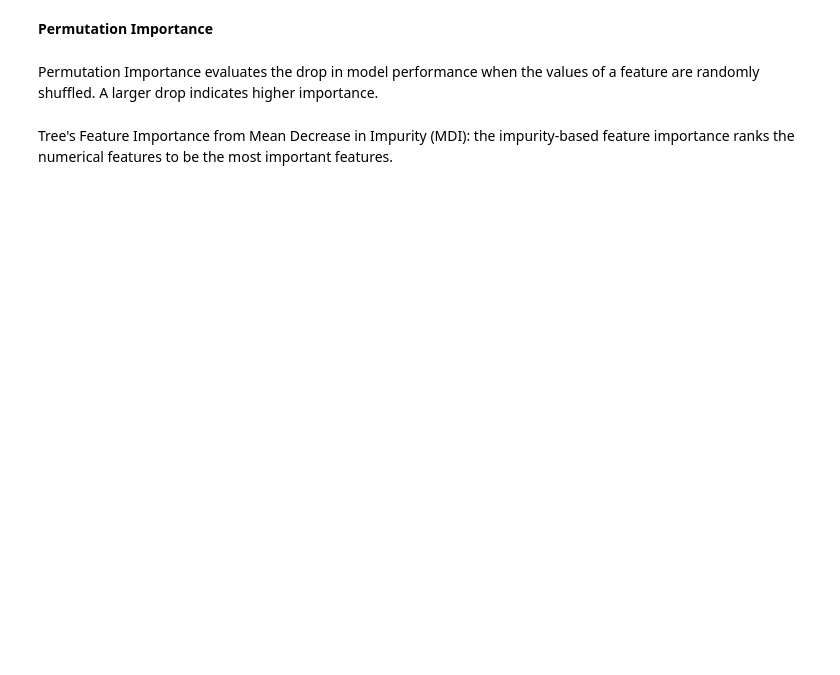
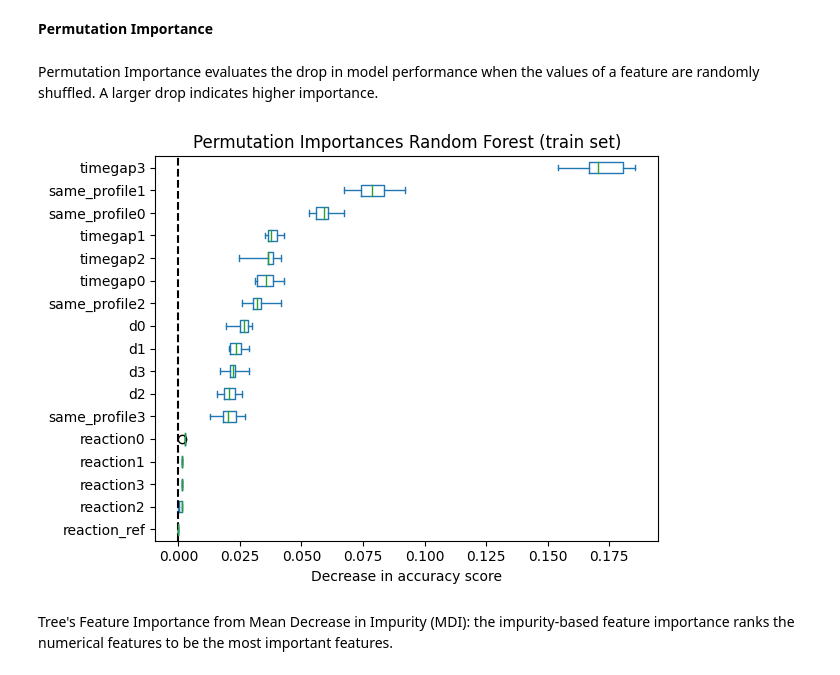
Before and after one commit to amirmosio/telegram-event-detection, a Jupyter notebook: data_analysis/result_analysis.ipynb, the cells around one changed output. Saved outputs shown, nothing was run; the diff lists cells and outputs as text; code cells hidden in the pictures; blank space fills up the shorter version.

```diff
--- a/data_analysis/result_analysis.ipynb
+++ b/data_analysis/result_analysis.ipynb
@@ -44,17 +90,19 @@ plt.show()
 # %% [markdown]
 Permutation Importance evaluates the drop in model performance when the values of a feature are randomly shuffled. A larger drop indicates higher importance.
 # %%
-perm_importance_rf = permutation_importance(model, X_train, y_train, n_repeats=10, random_state=42)
+perm_importance_rf = permutation_importance(model, X_train, y_train['label'], n_repeats=10, random_state=42)
 sorted_importances_idx = perm_importance_rf.importances_mean.argsort()
 importances = pd.DataFrame(
     perm_importance_rf.importances[sorted_importances_idx].T,
     columns=X_test.columns[sorted_importances_idx],
 )
 ax = importances.plot.box(vert=False, whis=10)
 ax.set_title("Permutation Importances Random Forest (train set)")
 ax.axvline(x=0, color="k", linestyle="--")
 ax.set_xlabel("Decrease in accuracy score")
 ax.figure.tight_layout()
+# %% [output]
+[figure, added]
 # %% [markdown]
 Tree's Feature Importance from Mean Decrease in Impurity (MDI): the impurity-based feature importance ranks the numerical features to be the most important features.
 # %%
```
Also changed, not shown: parts of 14 cells of this notebook.
